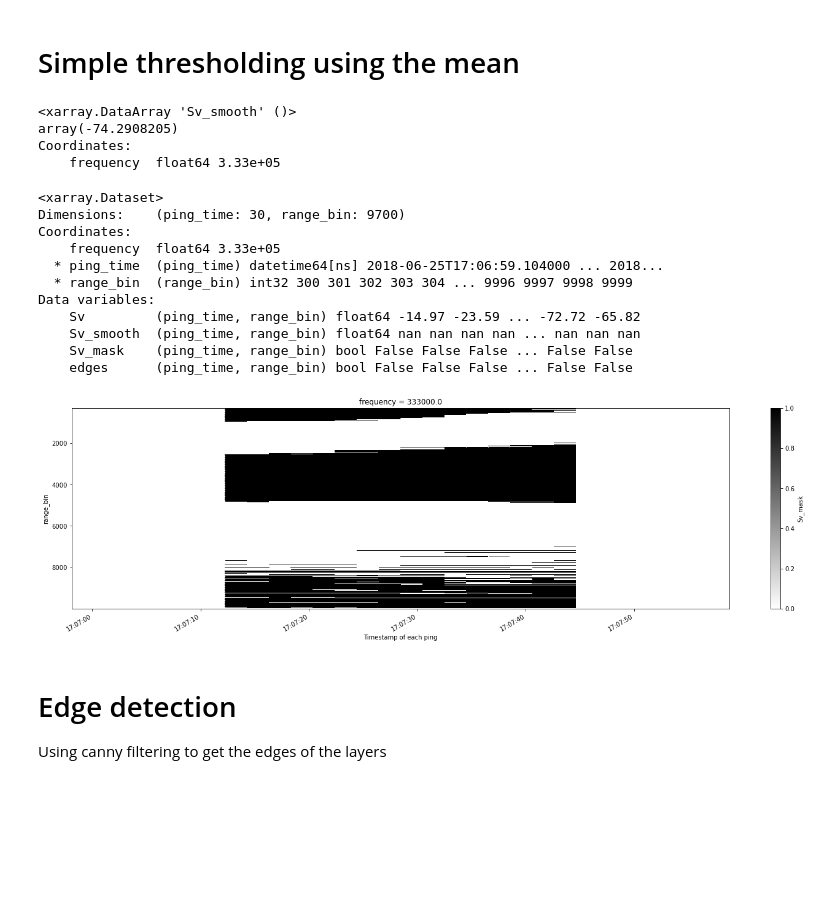
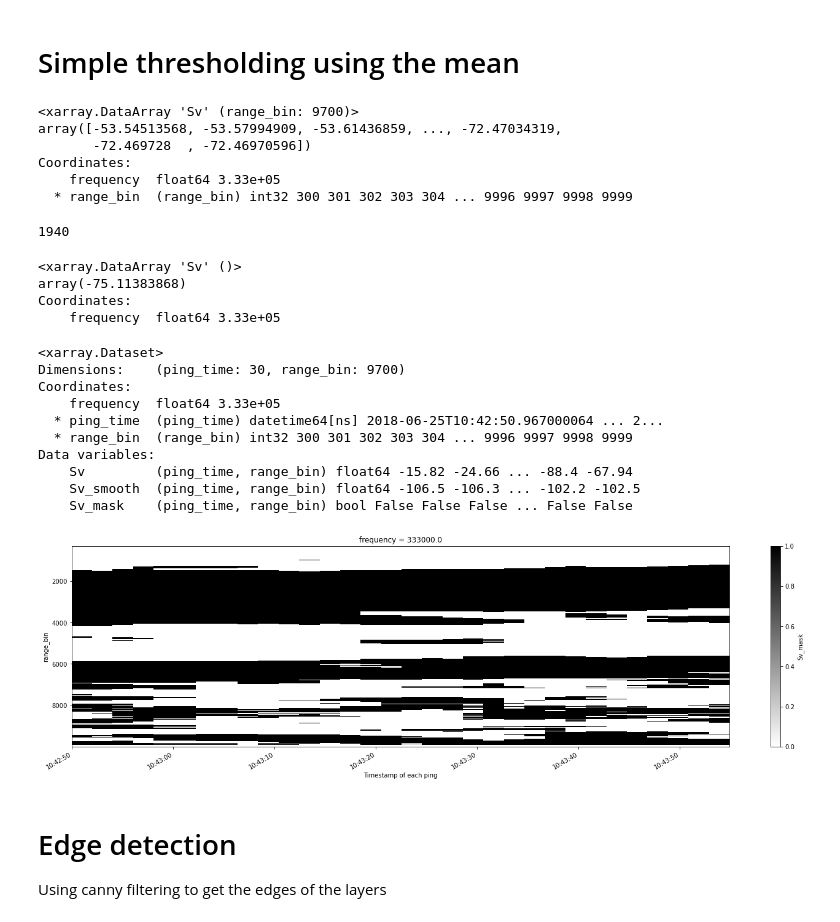
Before and after one commit to loicbachelot/owh-proj-bioacoustics, a Jupyter notebook: bioacoustics/layer_extraction/alternative_methods-EK80.ipynb, the cells around one changed output. Drawn from its saved outputs; the diff is of its cells as text; code cells hidden in the pictures; blank space fills up the shorter version.

Commit message:
[update] smoothing method with padding to keep edge values

```diff
--- a/bioacoustics/layer_extraction/alternative_methods-EK80.ipynb
+++ b/bioacoustics/layer_extraction/alternative_methods-EK80.ipynb
@@ -81,8 +100,3 @@ Coordinates:
   * range_bin  (range_bin) int32 300 301 302 303 304 ... 9996 9997 9998 9999
 # %% [markdown]
 ## Using mean filtering to smooth the image and remove noise
-# %%
-Sv_smooth = ds_s['Sv'].rolling(ping_time=15, center=True).mean().rolling(range_bin=5, center=True).mean()
-ds_s = ds_s.assign(variables={"Sv_smooth": (('ping_time', 'range_bin'), Sv_smooth)})
-(ds_s.Sv_smooth).plot(x='ping_time', size=6, aspect=4, cmap="viridis", vmin=-80, vmax=-30)
-plt.gca().invert_yaxis()
@@ -90,0 +103,22 @@ plt.gca().invert_yaxis()
+# %%
+time_smoothing = max(len(ds_s['ping_time'].data)//5, 1)
+depth_smoothing = len(ds_s['range_bin'].data)//50
+print(f'window depth={depth_smoothing}')
+print(f'window time={time_smoothing}')
+print(f"time min init: {ds_s['ping_time'].min().data}, max: {ds_s['ping_time'].max().data}")
+print(f"len time: {len(ds_s['ping_time'])}")
+
+# smoothing on time axis
+Sv_smooth = ds_s['Sv'].pad(ping_time=(time_smoothing, time_smoothing), mode='edge').rolling(ping_time=time_smoothing, center=True).mean()
+Sv_smooth = Sv_smooth.isel(ping_time=np.arange(time_smoothing, len(ds_s['ping_time'])+time_smoothing))
+
+# smoothing on depth axis
+Sv_smooth = Sv_smooth.pad(range_bin=(depth_smoothing, depth_smoothing), mode='constant', constant_values=ds_s['Sv'].min()).rolling(range_bin=depth_smoothing, center=True).mean()
+Sv_smooth = Sv_smooth.isel(range_bin=np.arange(depth_smoothing, len(ds_s['range_bin'])+depth_smoothing))
+
+print(f"time min smooth: {Sv_smooth['ping_time'].min().data}, max: {Sv_smooth['ping_time'].max().data}")
+print(f"len time smooth: {len(Sv_smooth['ping_time'])}")
+
+ds_s = ds_s.assign(variables={"Sv_smooth": (('ping_time', 'range_bin'), Sv_smooth.data)})
+fig = ds_s.Sv_smooth.plot(x='ping_time', size=6, aspect=4, cmap="viridis", vmin=-80, vmax=-30)
+plt.gca().invert_yaxis()
@@ -91,31 +135,48 @@ plt.gca().invert_yaxis()
 # %% [markdown]
 # Simple thresholding using the mean
-# %%
-from skimage.filters import threshold_otsu
-thresh = ds_s['Sv_smooth'].mean()# threshold_otsu(Sv_smooth.data)
-thresh
-# %% [output]
-<xarray.DataArray 'Sv_smooth' ()>
-array(-74.2908205)
-Coordinates:
-    frequency  float64 3.33e+05
+# %%
+thresh_window = len(ds_s['range_bin'].data)//5
+
+thresh = ds_s['Sv'].mean(dim='ping_time').pad(range_bin=(thresh_window, thresh_window), mode='edge').rolling(range_bin=thresh_window, center=True).mean()
+thresh = thresh.isel(range_bin=np.arange(thresh_window, len(ds_s['range_bin'])+thresh_window))
+
+# thresh = ds_s['Sv'].mean(dim='ping_time')
+# thresh = thresh.mean()
+thresh
+# %% [output]
+<xarray.DataArray 'Sv' (range_bin: 9700)>
+array([-53.54513568, -53.57994909, -53.61436859, ..., -72.47034319,
+       -72.469728  , -72.46970596])
+Coordinates:
+    frequency  float64 3.33e+05
+  * range_bin  (range_bin) int32 300 301 302 303 304 ... 9996 9997 9998 9999
+# %%
+thresh_window
+# %% [output]
+1940
+# %%
+ds_s['Sv'].mean()
+# %% [output]
+<xarray.DataArray 'Sv' ()>
+array(-75.11383868)
+Coordinates:
+    frequency  float64 3.33e+05
 # %%
-ds_s = ds_s.assign(variables={"Sv_mask": (('ping_time', 'range_bin'), (ds_s['Sv_smooth']>thresh))})
+ds_s = ds_s.assign(variables={"Sv_mask": (('ping_time', 'range_bin'), (ds_s['Sv_smooth'].data>thresh.data))})
 ds_s
 # %% [output]
 <xarray.Dataset>
 Dimensions:    (ping_time: 30, range_bin: 9700)
 Coordinates:
     frequency  float64 3.33e+05
-  * ping_time  (ping_time) datetime64[ns] 2018-06-25T17:06:59.104000 ... 2018...
+  * ping_time  (ping_time) datetime64[ns] 2018-06-25T10:42:50.967000064 ... 2...
   * range_bin  (range_bin) int32 300 301 302 303 304 ... 9996 9997 9998 9999
 Data variables:
-    Sv         (ping_time, range_bin) float64 -14.97 -23.59 ... -72.72 -65.82
-    Sv_smooth  (ping_time, range_bin) float64 nan nan nan nan ... nan nan nan
+    Sv         (ping_time, range_bin) float64 -15.82 -24.66 ... -88.4 -67.94
+    Sv_smooth  (ping_time, range_bin) float64 -106.5 -106.3 ... -102.2 -102.5
     Sv_mask    (ping_time, range_bin) bool False False False ... False False
-    edges      (ping_time, range_bin) bool False False False ... False False
 # %%
-ds_s["Sv_mask"].plot(x='ping_time', size=6, aspect=4, cmap="binary")
+fig = ds_s["Sv_mask"].plot(x='ping_time', size=6, aspect=4, cmap="binary").figure
 plt.gca().invert_yaxis()
 # %% [output]
-[figure, old version]
+[figure, new version]
```
Also changed, not shown: parts of 11 cells of this notebook, 1 other file.
